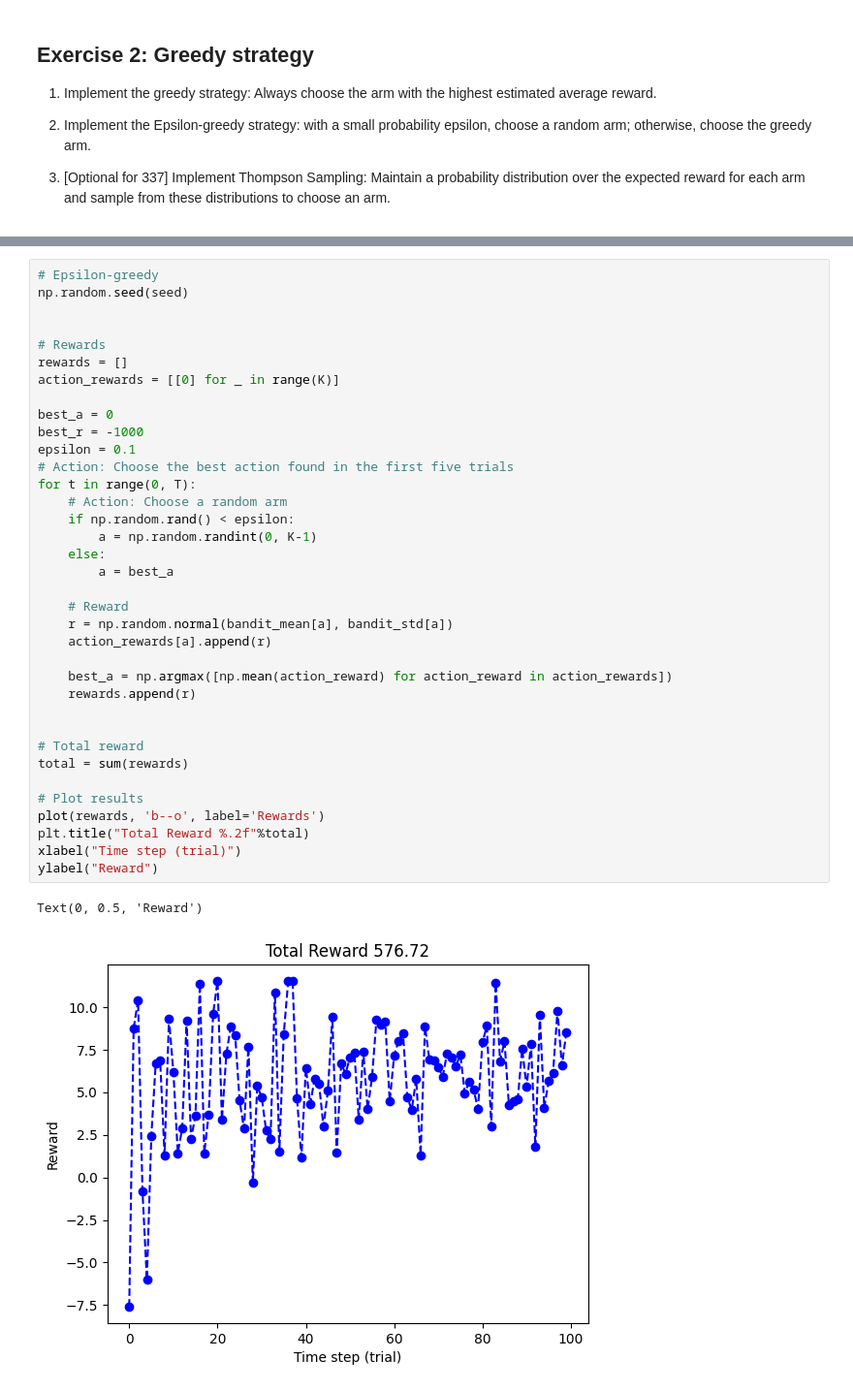
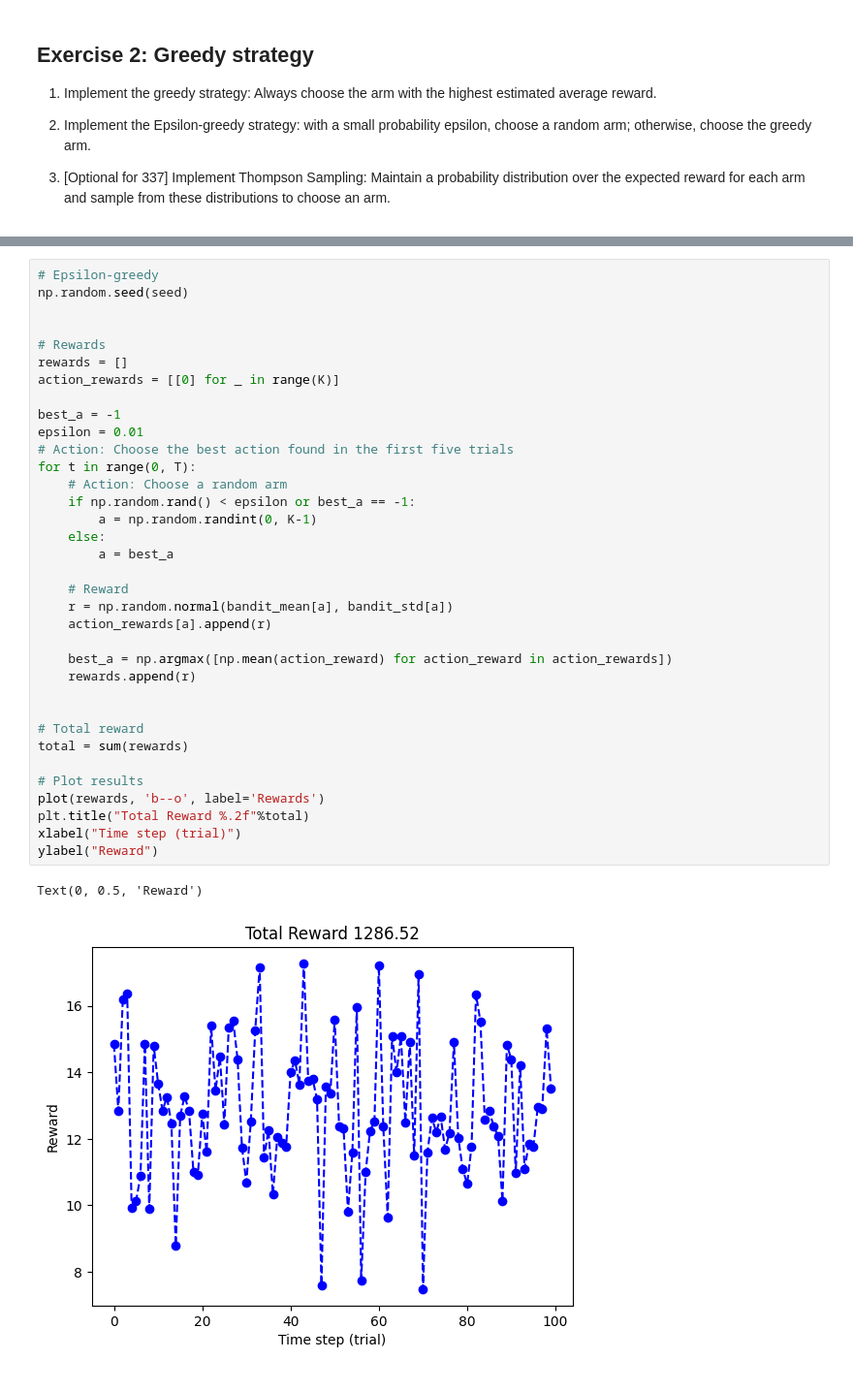
Before and after one commit to Jarvis-X/Aerial-Robotics-Course-Projects, a Jupyter notebook: lab1-bandit.ipynb, the cells around one changed output, grey strips where cells are left out. Shown: that part at 97% size. Saved outputs shown, nothing was run; the diff lists cells and outputs as text.

```diff
--- a/lab1-bandit.ipynb
+++ b/lab1-bandit.ipynb
@@ -166,35 +166,34 @@ np.random.seed(seed)
 
 # Rewards
 rewards = []
 action_rewards = [[0] for _ in range(K)]
 
-best_a = 0
-best_r = -1000
-epsilon = 0.1
+best_a = -1
+epsilon = 0.01
 # Action: Choose the best action found in the first five trials
 for t in range(0, T):
     # Action: Choose a random arm
-    if np.random.rand() < epsilon:
+    if np.random.rand() < epsilon or best_a == -1:
         a = np.random.randint(0, K-1)
     else:
         a = best_a
 
     # Reward
     r = np.random.normal(bandit_mean[a], bandit_std[a])
     action_rewards[a].append(r)
 
     best_a = np.argmax([np.mean(action_reward) for action_reward in action_rewards])
     rewards.append(r)
 
 
 # Total reward
 total = sum(rewards)
 
 # Plot results
 plot(rewards, 'b--o', label='Rewards')
 plt.title("Total Reward %.2f"%total)
 xlabel("Time step (trial)")
 ylabel("Reward")
 # %% [output]
 Text(0, 0.5, 'Reward')
-[figure, old version]
+[figure, new version]
```
Also changed, not shown: parts of 5 cells of this notebook.
